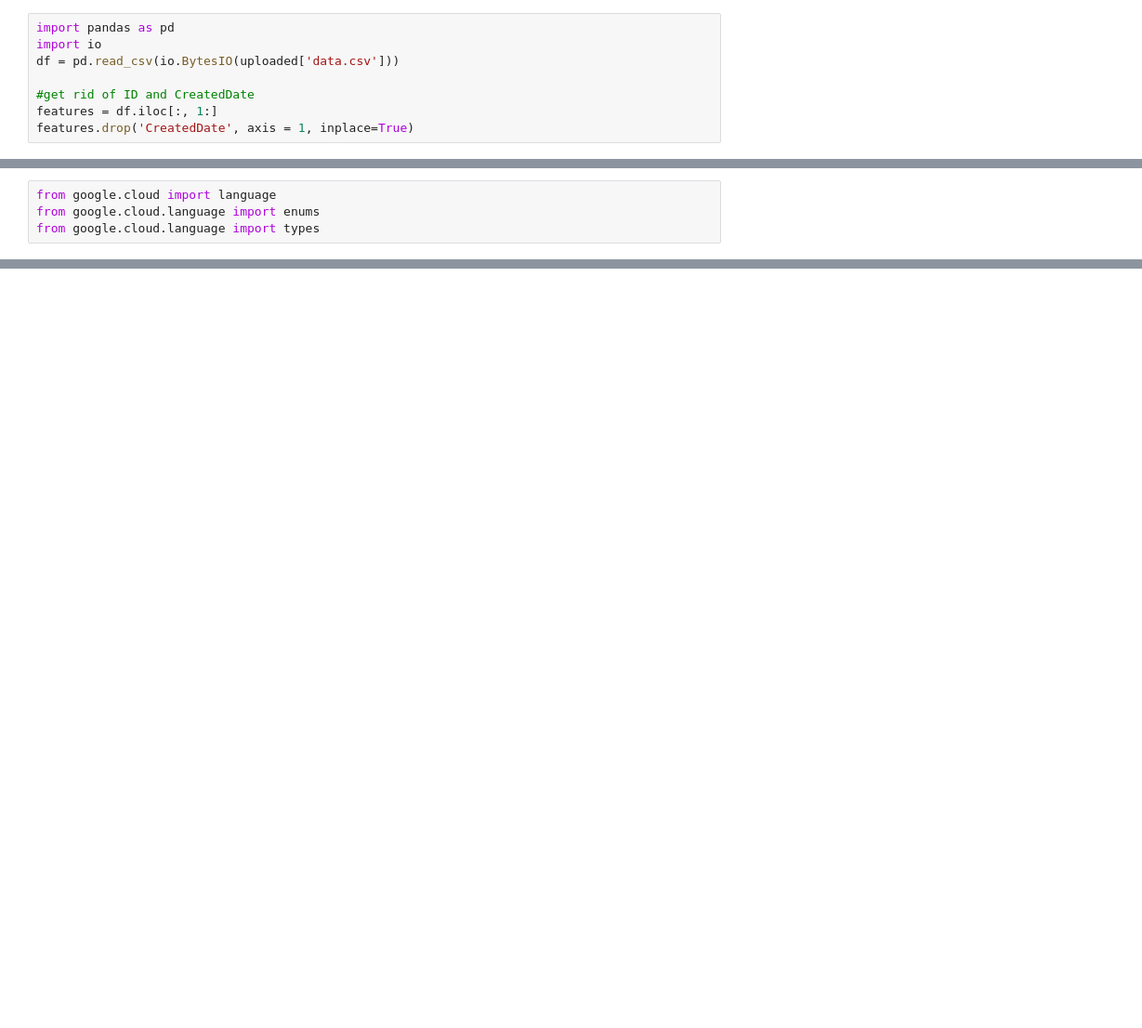
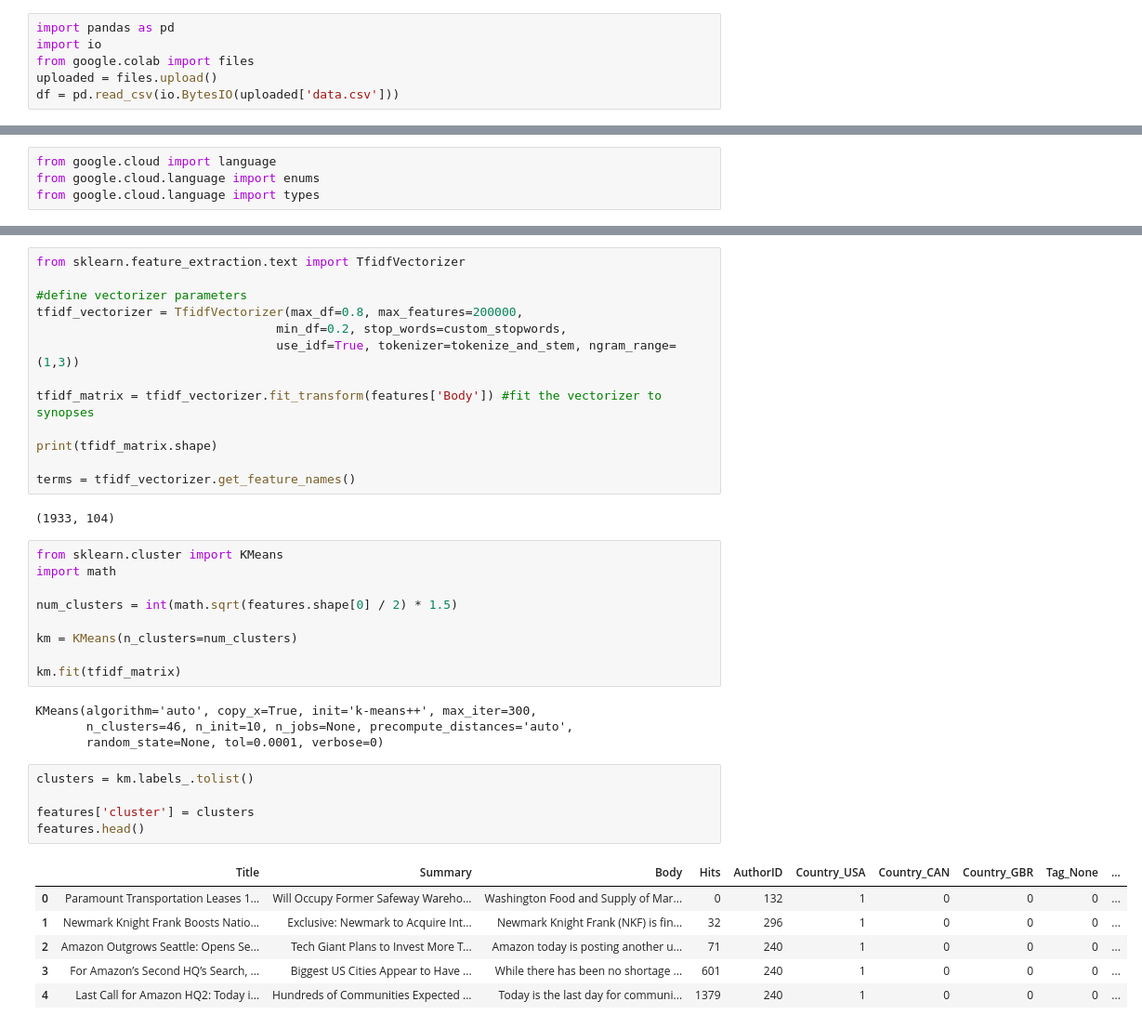
Before and after one commit to juliewang2020/RealState, a Jupyter notebook: parser.ipynb, the cells around one changed output, grey strips where cells are left out. Shown at 93% size. Saved outputs shown, nothing was run; the diff lists cells and outputs as text; blank space fills up the shorter version.

```diff
--- a/parser.ipynb
+++ b/parser.ipynb
@@ -5,8 +5,6 @@
 # %%
 import pandas as pd
 import io
+from google.colab import files
+uploaded = files.upload()
 df = pd.read_csv(io.BytesIO(uploaded['data.csv']))
-
-#get rid of ID and CreatedDate
-features = df.iloc[:, 1:]
-features.drop('CreatedDate', axis = 1, inplace=True)
@@ -34,0 +113,40 @@ from google.cloud.language import types
+# %%
+from sklearn.feature_extraction.text import TfidfVectorizer
+
+#define vectorizer parameters
+tfidf_vectorizer = TfidfVectorizer(max_df=0.8, max_features=200000,
+                                 min_df=0.2, stop_words=custom_stopwords,
+                                 use_idf=True, tokenizer=tokenize_and_stem, ngram_range=(1,3))
+
+tfidf_matrix = tfidf_vectorizer.fit_transform(features['Body']) #fit the vectorizer to synopses
+
+print(tfidf_matrix.shape)
+
+terms = tfidf_vectorizer.get_feature_names()
+# %% [output]
+(1933, 104)
+# %%
+from sklearn.cluster import KMeans
+import math
+
+num_clusters = int(math.sqrt(features.shape[0] / 2) * 1.5)
+
+km = KMeans(n_clusters=num_clusters)
+
+km.fit(tfidf_matrix)
+# %% [output]
+KMeans(algorithm='auto', copy_x=True, init='k-means++', max_iter=300,
+       n_clusters=46, n_init=10, n_jobs=None, precompute_distances='auto',
+       random_state=None, tol=0.0001, verbose=0)
+# %%
+clusters = km.labels_.tolist()
+
+features['cluster'] = clusters
+features.head()
+# %% [output]
+|  | Title | Summary | Body | Hits | AuthorID | Country_USA | Country_CAN | Country_GBR | Tag_None | ... |
+| 0 | Paramount Transportation Leases 1... | Will Occupy Former Safeway Wareho... | Washington Food and Supply of Mar... | 0 | 132 | 1 | 0 | 0 | 0 | ... |
+| 1 | Newmark Knight Frank Boosts Natio... | Exclusive: Newmark to Acquire Int... | Newmark Knight Frank (NKF) is fin... | 32 | 296 | 1 | 0 | 0 | 0 | ... |
+| 2 | Amazon Outgrows Seattle: Opens Se... | Tech Giant Plans to Invest More T... | Amazon today is posting another u... | 71 | 240 | 1 | 0 | 0 | 0 | ... |
+| 3 | For Amazon’s Second HQ’s Search, ... | Biggest US Cities Appear to Have ... | While there has been no shortage ... | 601 | 240 | 1 | 0 | 0 | 0 | ... |
+| 4 | Last Call for Amazon HQ2: Today i... | Hundreds of Communities Expected ... | Today is the last day for communi... | 1379 | 240 | 1 | 0 | 0 | 0 | ... |
```
Also changed, not shown: parts of 6 cells of this notebook.
